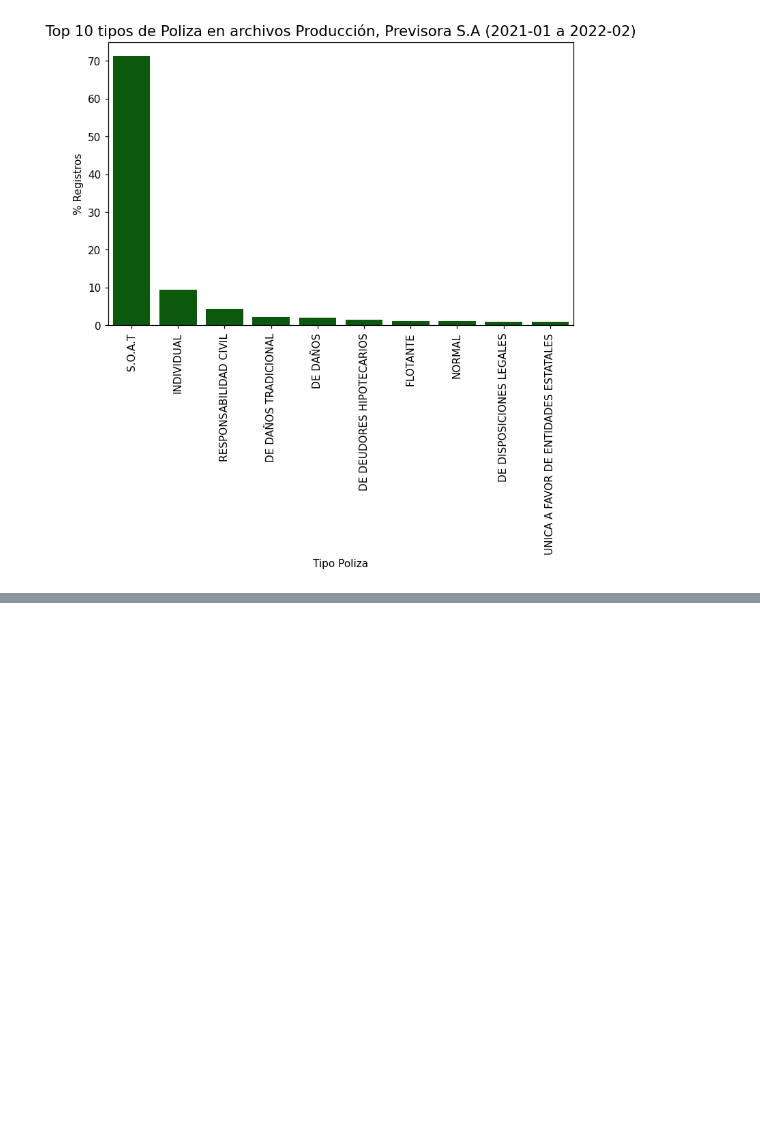
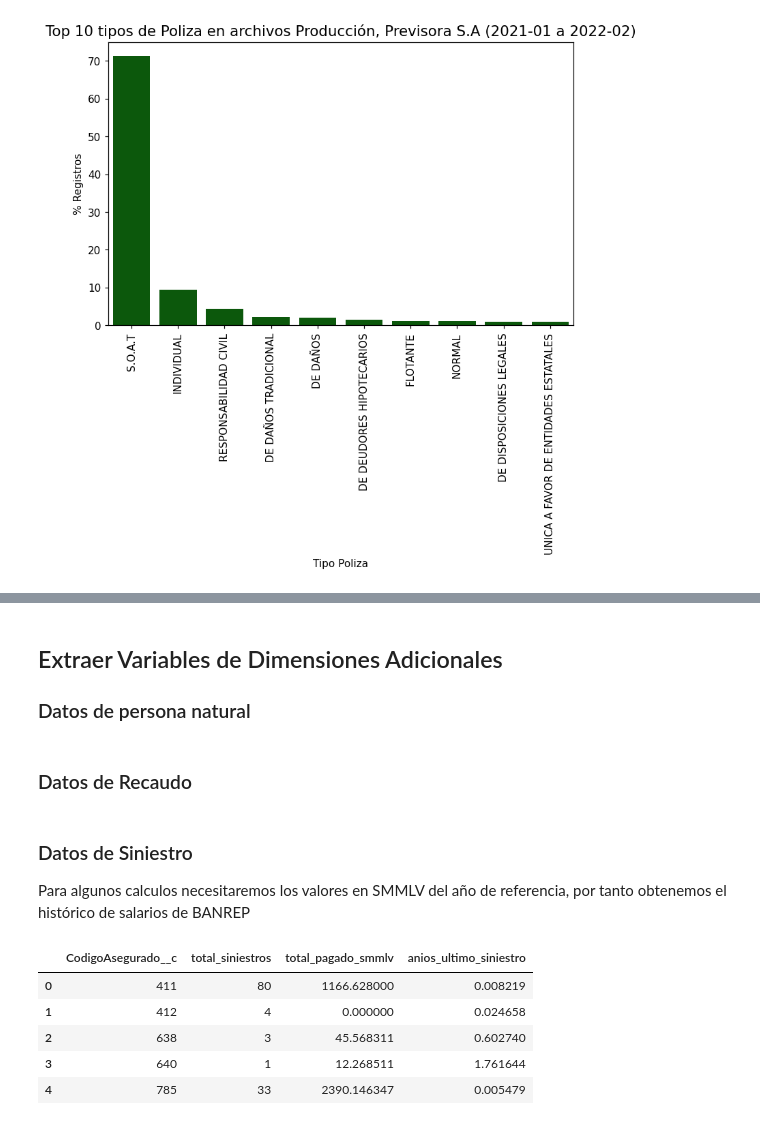
Before and after one commit to statscol/churn-pv-mvp, a Jupyter notebook: 01-Lectura-informacion-limpieza.ipynb, the cells around one changed output, grey strips where cells are left out. Cells and saved outputs as stored; diff of their text form; code cells hidden in the pictures; blank space fills up the shorter version.

Commit message:
Se actualizaron fuentes de datos y procesos de integración

```diff
--- a/01-Lectura-informacion-limpieza.ipynb
+++ b/01-Lectura-informacion-limpieza.ipynb
@@ -186,0 +159,3 @@ churn_data.loc[:,'churn']=churn_data.end_vig.isnull()
+# %% [markdown]
+## Extraer Variables de Dimensiones Adicionales
+### Datos de persona natural
@@ -186,0 +174,2 @@ churn_data.loc[:,'churn']=churn_data.end_vig.isnull()
+# %% [markdown]
+### Datos de Recaudo
@@ -186,0 +180,40 @@ churn_data.loc[:,'churn']=churn_data.end_vig.isnull()
+# %% [markdown]
+### Datos de Siniestro
+
+Para algunos calculos necesitaremos los valores en SMMLV del año de referencia, por tanto obtenemos el histórico de salarios de BANREP
+# %%
+salarios_min=pd.read_excel("public_data\salarios_minimos_brep.xlsx",skiprows=5,skipfooter=12,dtype={'Año (aaaa)':int}).\
+    rename(columns={"Salario mínimo mensual (COP)":'sal_mens_min','Año (aaaa)':'anio'})
+salarios_min=salarios_min[['anio','sal_mens_min']].set_index('anio').to_dict(orient="index")
+# %%
+##convertir columnas tipo fecha a timestamp
+
+date_cols=[i for i in data['siniestro'].columns.values if "fecha" in i.lower()]
+
+## crear una copia del dataframe para generar reproducibilidad
+data_siniestro=data['siniestro'].drop_duplicates().copy()
+
+
+for col in date_cols:
+    data_siniestro.loc[:,col]=col_to_dateutc(data_siniestro[col])
+    data_siniestro.loc[:,col+"trim"]=col_to_dateutc(data_siniestro[col],trim=True)
+# %%
+#calcular valor pagado por siniestro en SMMLV para poder comparar sumarlos o compararlos en el tiempo
+data_siniestro_prev=data_siniestro.query("FechaOcurrenciaSiniestro__c<20210131")
+data_siniestro_prev.loc[:,'ValorPagadoSiniestros__smmlv']=data_siniestro_prev.apply(lambda d: d['ValorPagadoSiniestros__c']/salarios_min[d['FechaOcurrenciaSiniestro__c'].year]['sal_mens_min'] if d['FechaOcurrenciaSiniestro__c'].year in salarios_min.keys() else salarios_min[2020],axis=1)
+# %%
+#calcular años hasta el el 31 de enero de 2021 (fecha desde que inicia el análisis churn)
+data_siniestro_prev.loc[:,'tiempo_stro_hasta012021']=data_siniestro_prev.FechaOcurrenciaSiniestro__c.apply(lambda d: (pd.to_datetime("31-01-2021")-d).days/365)
+# %%
+#generar variables por CodigoAsegurado__c
+data_siniestro_prev_agg=data_siniestro_prev.groupby(['CodigoAsegurado__c']).agg({'IdentificacionSiniestro__c':lambda x: x.nunique(),\
+                        'ValorPagadoSiniestros__smmlv':np.sum,'tiempo_stro_hasta012021':np.min}).reset_index().\
+                        rename(columns={'IdentificacionSiniestro__c':'total_siniestros','ValorPagadoSiniestros__smmlv':'total_pagado_smmlv','tiempo_stro_hasta012021':'anios_ultimo_siniestro'})
+data_siniestro_prev_agg.head()
+# %% [output]
+|  | CodigoAsegurado__c | total_siniestros | total_pagado_smmlv | anios_ultimo_siniestro |
+| 0 | 411 | 80 | 1166.628000 | 0.008219 |
+| 1 | 412 | 4 | 0.000000 | 0.024658 |
+| 2 | 638 | 3 | 45.568311 | 0.602740 |
+| 3 | 640 | 1 | 12.268511 | 1.761644 |
+| 4 | 785 | 33 | 2390.146347 | 0.005479 |
```
Also changed, not shown: parts of 24 cells of this notebook, 7 other files.
